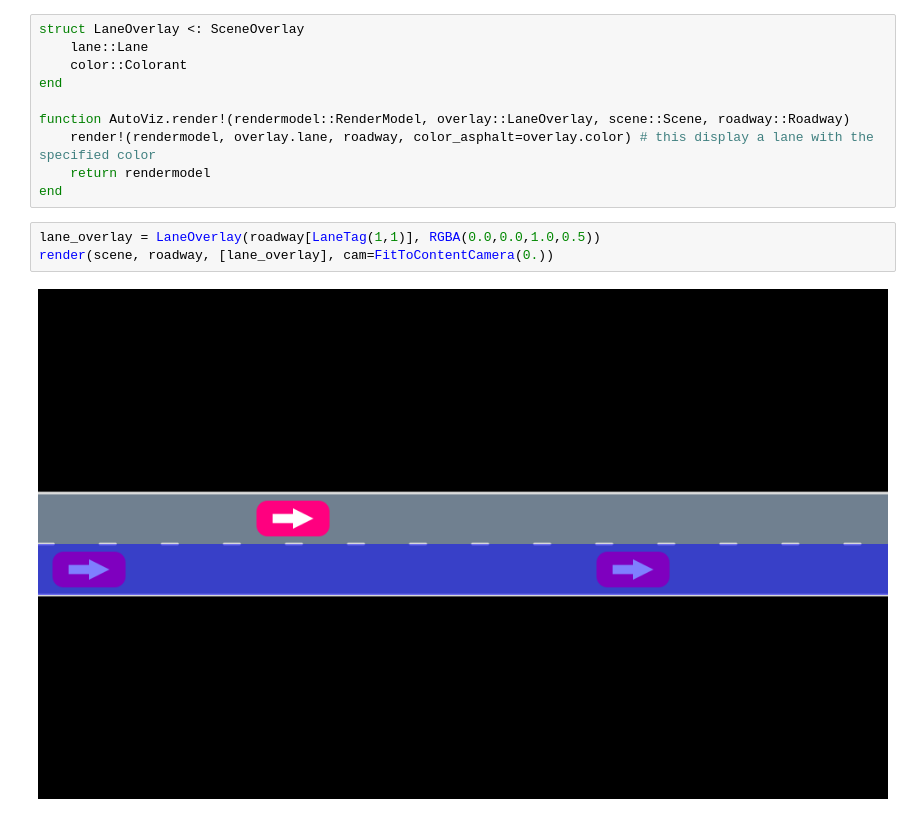
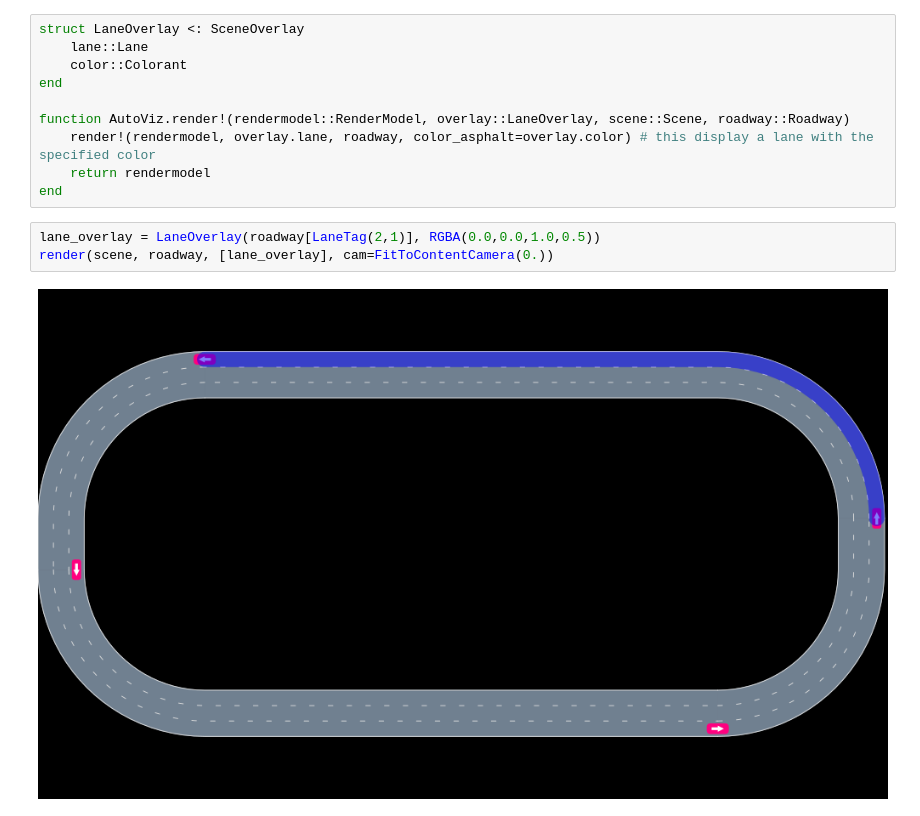
Before and after one commit to raunakbh92/ngsim_env, a Jupyter notebook: scripts/imitation/projections.ipynb, the cells around one changed output. Cells and saved outputs as stored; diff of their text form.

```diff
--- a/scripts/imitation/projections.ipynb
+++ b/scripts/imitation/projections.ipynb
@@ -152,7 +226,7 @@ function AutoViz.render!(rendermodel::RenderModel, overlay::LaneOverlay, scene::
     return rendermodel
 end
 # %%
-lane_overlay = LaneOverlay(roadway[LaneTag(1,1)], RGBA(0.0,0.0,1.0,0.5))
+lane_overlay = LaneOverlay(roadway[LaneTag(2,1)], RGBA(0.0,0.0,1.0,0.5))
 render(scene, roadway, [lane_overlay], cam=FitToContentCamera(0.))
 # %% [output]
-[figure, old version]
+[figure, new version]
```
Also changed, not shown: parts of 13 cells of this notebook, 2 other files.
